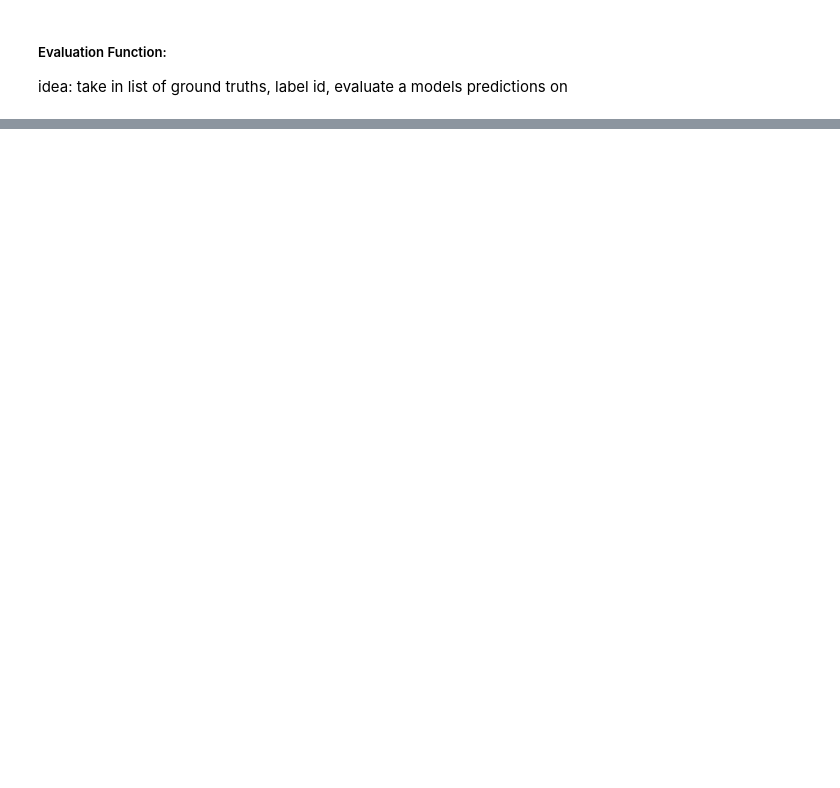
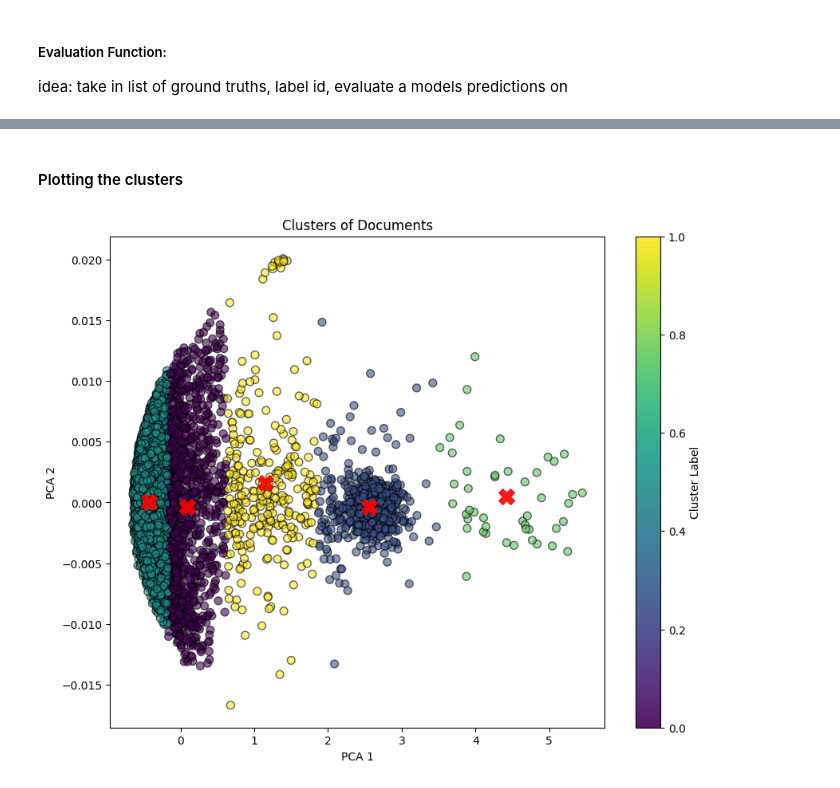
Before and after one commit to marcusaroldan/311-bike-lane-obstruction-extraction-system, a Jupyter notebook: label2vec.ipynb, the cells around one changed output, grey strips where cells are left out. Saved outputs shown, nothing was run; the diff lists cells and outputs as text; code cells hidden in the pictures; blank space fills up the shorter version.

Commit message:
Began Evaluation Process with PCA K-Means and Silhouette Score

```diff
--- a/label2vec.ipynb
+++ b/label2vec.ipynb
@@ -161,0 +144,2 @@ model.predict_model_docs()
+# %%
+simScores = model.predict_model_docs()
@@ -386,0 +396,10 @@ idea: take in list of ground truths, label id, evaluate a models predictions on
+# %%
+from sklearn.decomposition import PCA
+
+# Assuming `simScores` is your DataFrame
+features = [f'label_{i}' for i in range(11)]  # Adjust range based on your labels
+X = simScores[features]
+
+# Apply PCA to reduce dimensions
+pca = PCA(n_components=2)  # Adjust `n_components` as needed
+X_pca = pca.fit_transform(X)
@@ -386,0 +408,6 @@ idea: take in list of ground truths, label id, evaluate a models predictions on
+# %%
+from sklearn.cluster import KMeans
+
+# Clustering with K-means
+kmeans = KMeans(n_clusters=5, random_state=42)
+kmeans.fit(X_pca)
@@ -386,0 +434,23 @@ idea: take in list of ground truths, label id, evaluate a models predictions on
+# %% [markdown]
+#### Plotting the clusters
+# %%
+import matplotlib.pyplot as plt
+
+# Assuming `X_pca` is your PCA-reduced data and `kmeans.labels_` are your cluster labels
+
+# Scatter plot of the first two PCA components
+plt.figure(figsize=(10, 8))
+plt.scatter(X_pca[:, 0], X_pca[:, 1], c=kmeans.labels_, cmap='viridis', marker='o', edgecolor='k', s=50, alpha=0.6)
+
+# Plot centroids
+centers = kmeans.cluster_centers_
+plt.scatter(centers[:, 0], centers[:, 1], c='red', s=200, alpha=0.9, marker='X')
+
+plt.title('Clusters of Documents')
+plt.xlabel('PCA 1')
+plt.ylabel('PCA 2')
+plt.colorbar(label='Cluster Label')
+
+plt.show()
+# %% [output]
+[figure, added]
```
Also changed, not shown: parts of 23 cells of this notebook.
